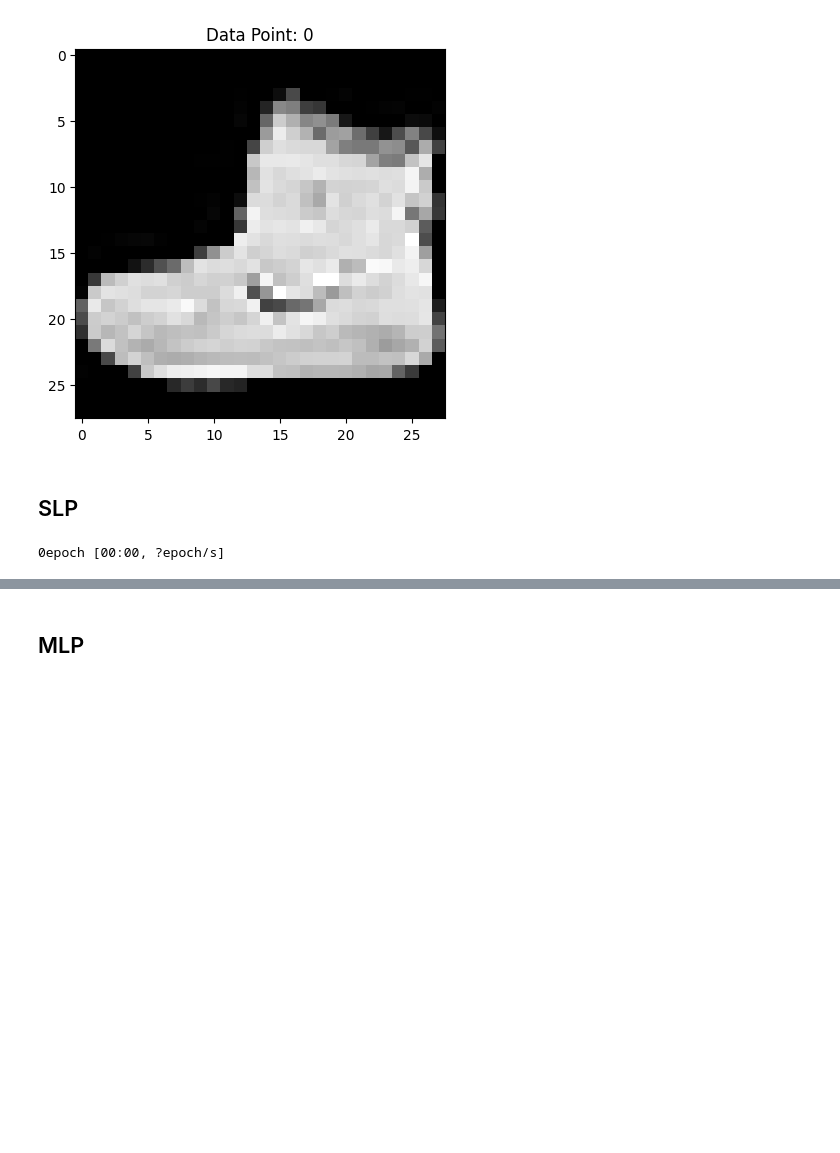
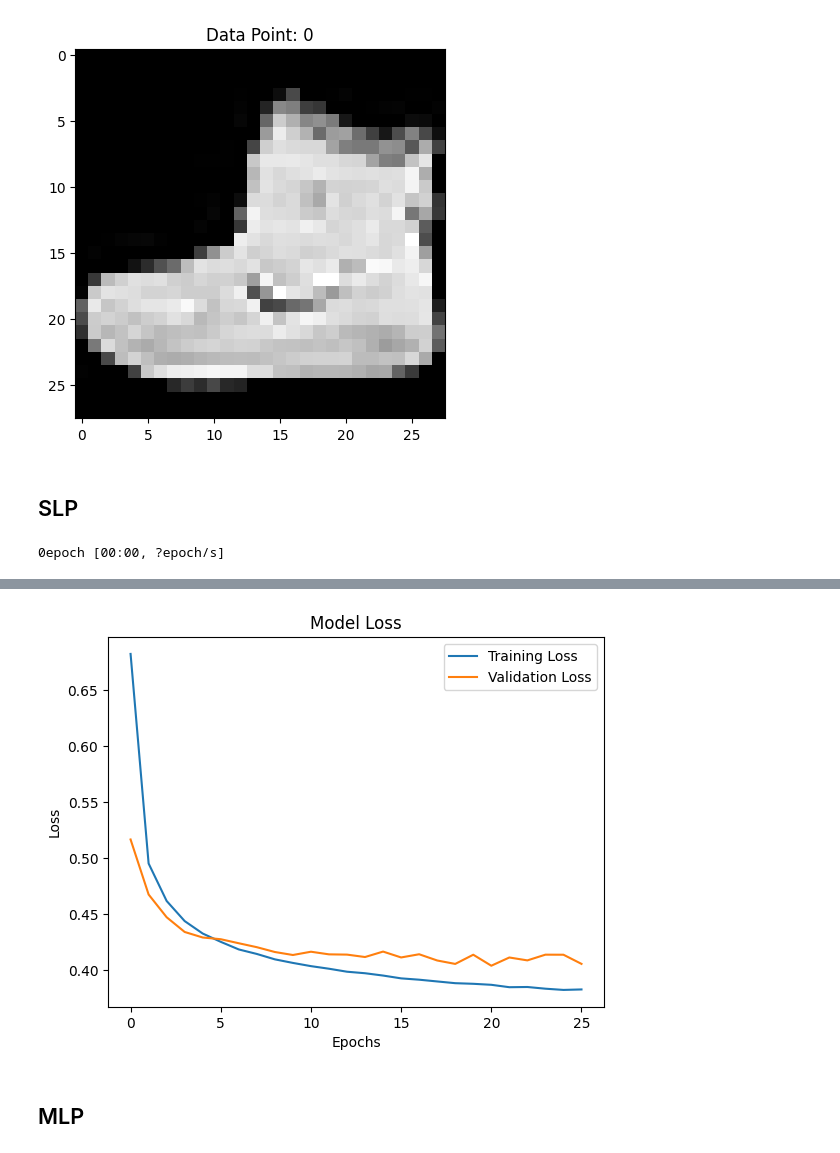
Before and after one commit to MaheeGamage/TIES4911-DL-for-dev, a Jupyter notebook: Task-2/Task 2-3.ipynb, the cells around one changed output, grey strips where cells are left out. Drawn from its saved outputs; the diff is of its cells as text; code cells hidden in the pictures; blank space fills up the shorter version.

```diff
--- a/Task-2/Task 2-3.ipynb
+++ b/Task-2/Task 2-3.ipynb
@@ -56,18 +48,18 @@ early_stopping = EarlyStopping(
 )
 
 # define model
-model_single_layer = Sequential()
-model_single_layer.add(Flatten(input_shape=(28,28)))
-model_single_layer.add(Dense(10, activation='softmax'))
+model_slp = Sequential()
+model_slp.add(Flatten(input_shape=(28,28)))
+model_slp.add(Dense(10, activation='softmax'))
 
 # compile the model
-model_single_layer.compile(optimizer=RMSprop(learning_rate=0.001), loss='sparse_categorical_crossentropy', metrics=['accuracy'])
+model_slp.compile(optimizer=RMSprop(learning_rate=0.001), loss='sparse_categorical_crossentropy', metrics=['accuracy'])
 
 # fit the model
-SLP_History = model_single_layer.fit(x_train, y_train, epochs=100, batch_size=100, validation_split=0.1, verbose=0, callbacks=[TqdmCallback(verbose=1), early_stopping])
+SLP_History = model_slp.fit(x_train, y_train, epochs=100, batch_size=100, validation_split=0.1, verbose=0, callbacks=[TqdmCallback(verbose=1), early_stopping])
 
 # Evaluate the single-layer model
-test_loss_single, test_acc_single = model_single_layer.evaluate(x_test, y_test, verbose=2)
+test_loss_single, test_acc_single = model_slp.evaluate(x_test, y_test, verbose=2)
 print(f"Single-Layer Model - Test Loss: {test_loss_single}, Test Accuracy: {test_acc_single}")
 
 # Plot training and validation loss
@@ -83,3 +77,4 @@ plt.show()
+[figure, added]
 # %% [markdown]
 ## MLP
 # %%
```
Also changed, not shown: parts of 4 cells of this notebook.
